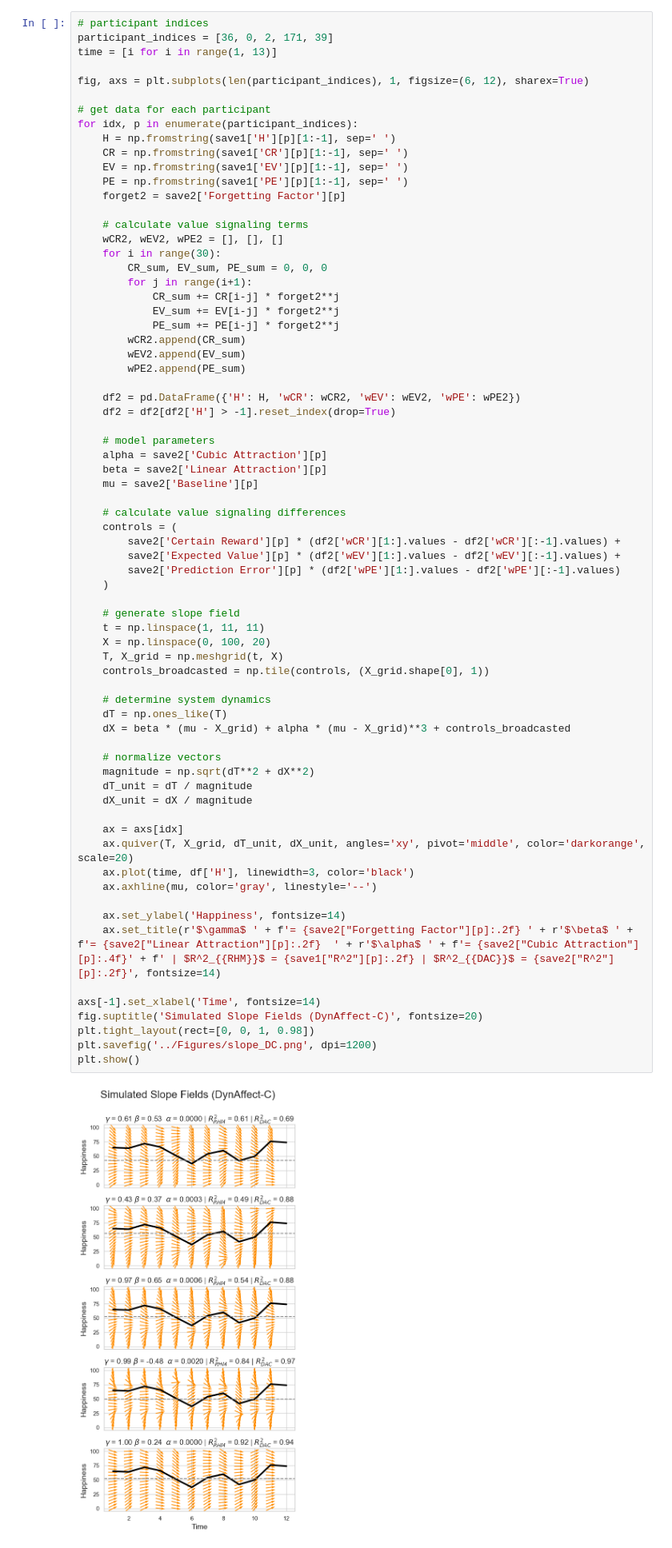
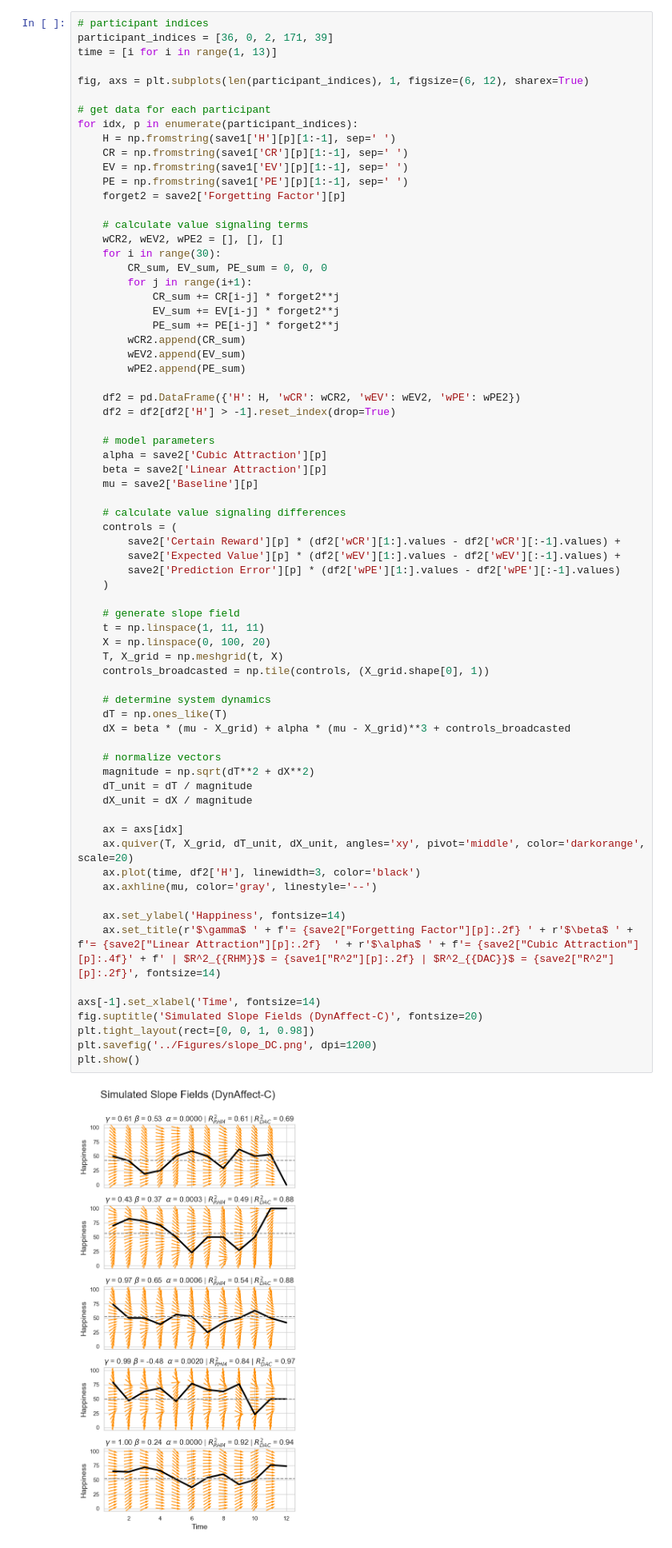
Before and after one commit to cdp57/DynAffect-C, a Jupyter notebook: Analysis/Model_Analysis.ipynb, the cells around one changed output. Shown at 80% size. Saved outputs shown, nothing was run; the diff lists cells and outputs as text.

```diff
--- a/Analysis/Model_Analysis.ipynb
+++ b/Analysis/Model_Analysis.ipynb
@@ -350,35 +382,35 @@ for idx, p in enumerate(participant_indices):
     )
 
     # generate slope field
     t = np.linspace(1, 11, 11)
     X = np.linspace(0, 100, 20)
     T, X_grid = np.meshgrid(t, X)
     controls_broadcasted = np.tile(controls, (X_grid.shape[0], 1))
 
     # determine system dynamics
     dT = np.ones_like(T)
     dX = beta * (mu - X_grid) + alpha * (mu - X_grid)**3 + controls_broadcasted
 
     # normalize vectors
     magnitude = np.sqrt(dT**2 + dX**2)
     dT_unit = dT / magnitude
     dX_unit = dX / magnitude
 
     ax = axs[idx]
     ax.quiver(T, X_grid, dT_unit, dX_unit, angles='xy', pivot='middle', color='darkorange', scale=20)
-    ax.plot(time, df['H'], linewidth=3, color='black')
+    ax.plot(time, df2['H'], linewidth=3, color='black')
     ax.axhline(mu, color='gray', linestyle='--')
 
     ax.set_ylabel('Happiness', fontsize=14)
     ax.set_title(r'$\gamma$ ' + f'= {save2["Forgetting Factor"][p]:.2f} ' + r'$\beta$ ' + f'= {save2["Linear Attraction"][p]:.2f}  ' + r'$\alpha$ ' + f'= {save2["Cubic Attraction"][p]:.4f}' + f' | $R^2_{{RHM}}$ = {save1["R^2"][p]:.2f} | $R^2_{{DAC}}$ = {save2["R^2"][p]:.2f}', fontsize=14)
 
 axs[-1].set_xlabel('Time', fontsize=14)
 fig.suptitle('Simulated Slope Fields (DynAffect-C)', fontsize=20)
 plt.tight_layout(rect=[0, 0, 1, 0.98])
 plt.savefig('../Figures/slope_DC.png', dpi=1200)
 plt.show()
 # %% [output]
-[figure, old version]
+[figure, new version]
 # %% [markdown]
 ## Non-Differential
 # %%
```
Also changed, not shown: parts of 4 cells of this notebook, 6 other files.
